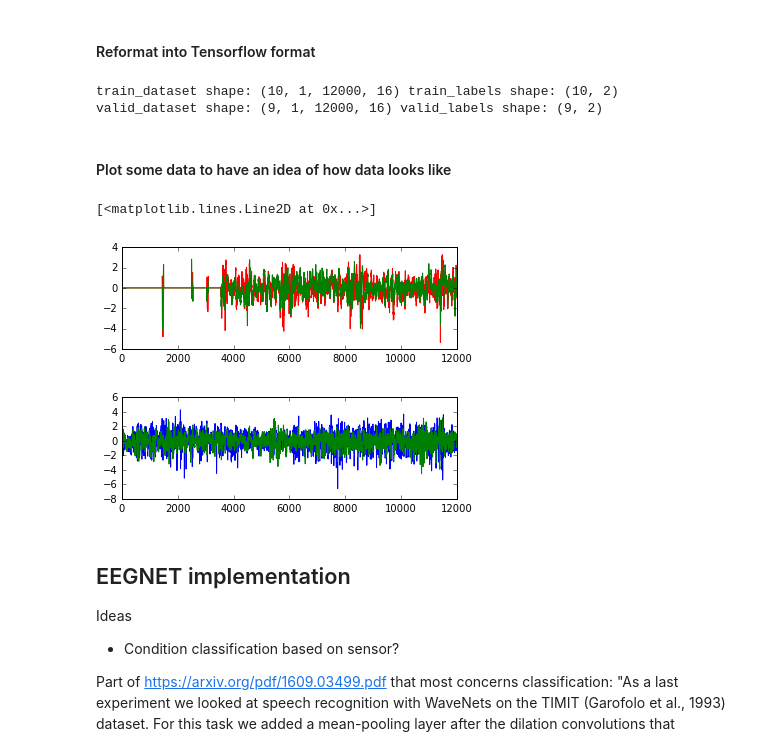
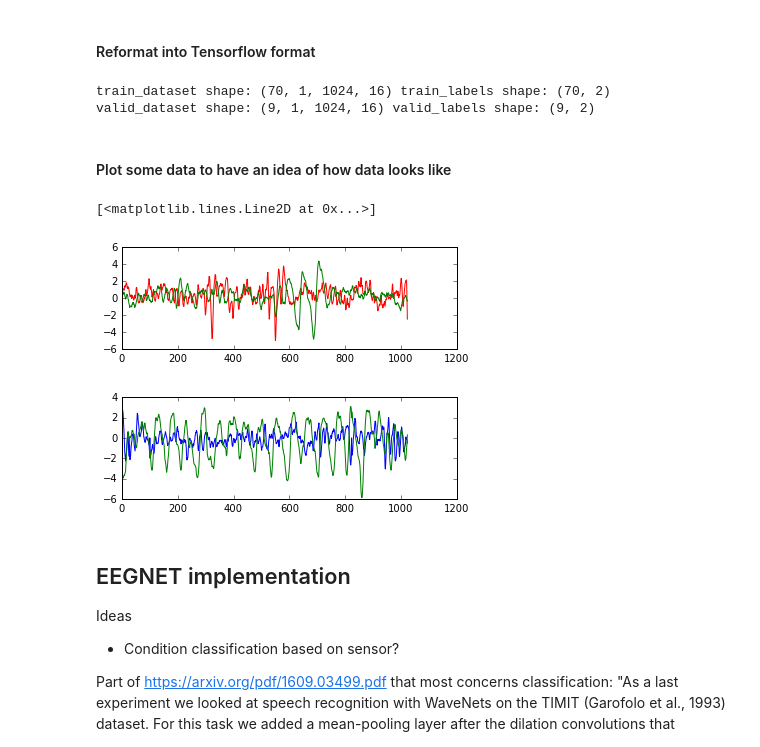
Before and after one commit to KnightofDawn/eegnet, a Jupyter notebook: eegnet1.ipynb, the cells around one changed output. Cells and saved outputs as stored; diff of their text form; code cells hidden in the pictures.

```diff
--- a/eegnet1.ipynb
+++ b/eegnet1.ipynb
@@ -100,34 +100,34 @@ labels shape: (80,)
 #Output size of the layer = 2: one for preictal and other for interictal
 num_labels = 2
 #Number of samples in each batch entry
-batch_samples=12000
+batch_samples=1024
 
 #data has to be 4D minimum (insert an empty dimension)
-train_dataset = dataset[:10,None,:batch_samples,:]
-train_labels = (np.arange(num_labels) == labels[:10,None]).astype(np.float32)
+train_dataset = dataset[:70,None,:batch_samples,:]
+train_labels = (np.arange(num_labels) == labels[:70,None]).astype(np.float32)
 valid_dataset = dataset[70:-1,None,:batch_samples,:]
 valid_labels = (np.arange(num_labels) == labels[70:-1,None]).astype(np.float32)
 del dataset, labels
 print('train_dataset shape:', train_dataset.shape, 'train_labels shape:', train_labels.shape)
 print('valid_dataset shape:', valid_dataset.shape, 'valid_labels shape:', valid_labels.shape)
 # %% [output]
-train_dataset shape: (10, 1, 12000, 16) train_labels shape: (10, 2)
-valid_dataset shape: (9, 1, 12000, 16) valid_labels shape: (9, 2)
+train_dataset shape: (70, 1, 1024, 16) train_labels shape: (70, 2)
+valid_dataset shape: (9, 1, 1024, 16) valid_labels shape: (9, 2)
 # %% [markdown]
 #### Plot some data to have an idea of how data looks like
 # %%
 plt.subplot(211)
-plt.plot(train_dataset[0,0,:,0], 'r')
-plt.plot(train_dataset[0,0,:,8], 'g')
+plt.plot(train_dataset[14,0,:,0], 'r')
+plt.plot(train_dataset[14,0,:,8], 'g')
 
 plt.figure(2)
 plt.subplot(211)
 plt.plot(valid_dataset[4,0,:,0])
 plt.plot(valid_dataset [4,0,:,8])
 # %% [output]
 [<matplotlib.lines.Line2D at 0x...>]
-[figure, old version]
+[figure, new version]
-[figure, old version]
+[figure, new version]
 # %% [markdown]
 ## EEGNET implementation
 
```
Also changed, not shown: parts of 4 cells of this notebook.
